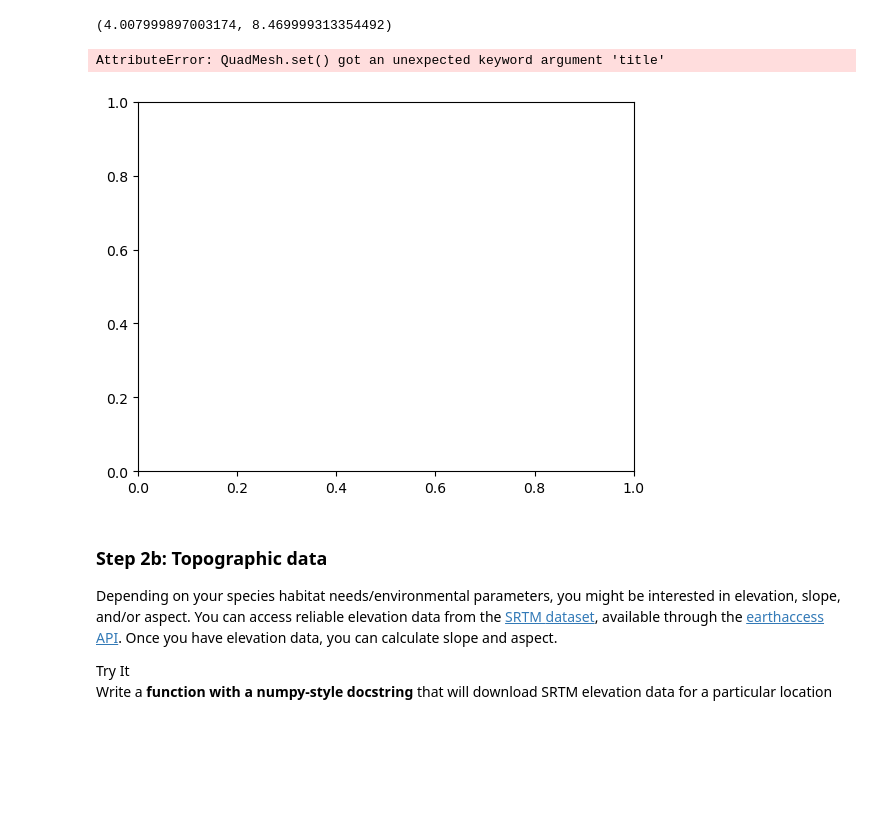
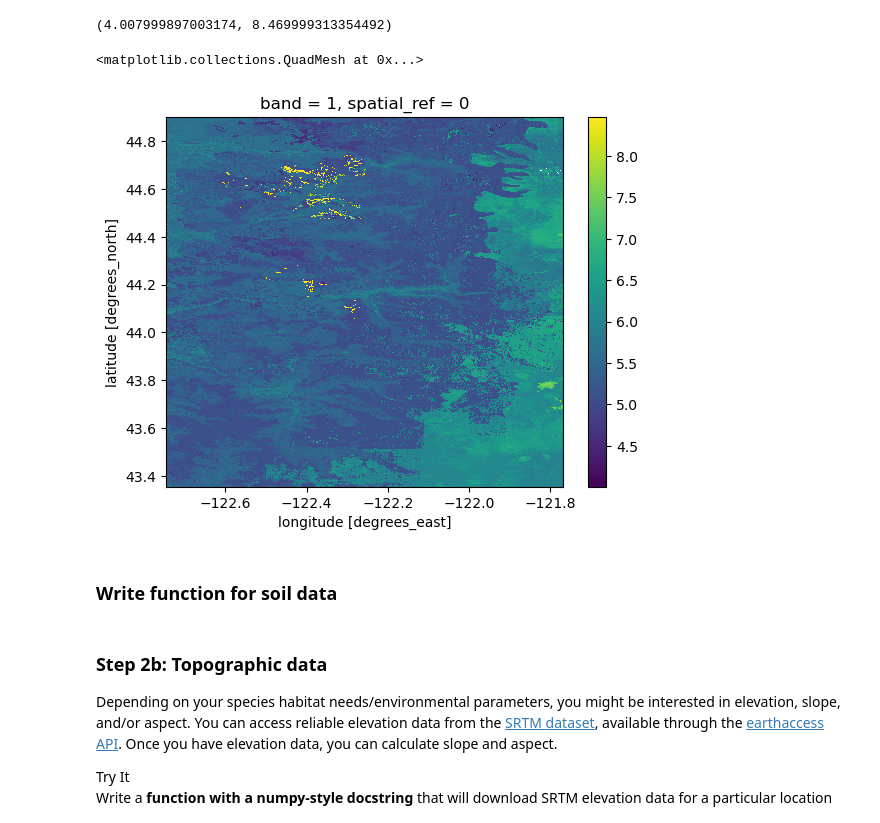
Before and after one commit to earthlab-education/spring-03-habitat-suitability-climate-change-nym-veach, a Jupyter notebook: habitat_suitability.ipynb, the cells around one changed output. Saved outputs shown, nothing was run; the diff lists cells and outputs as text; code cells hidden in the pictures; blank space fills up the shorter version.

Commit message:
working on soil function 1

```diff
--- a/habitat_suitability.ipynb
+++ b/habitat_suitability.ipynb
@@ -640,9 +640,11 @@ float(willamette_ph_da.min()), float(willamette_ph_da.max())
 (4.007999897003174, 8.469999313354492)
 # %%
 # Look at soil plot with no data values removed
-willamette_ph_da.plot(title = "Willamette Soil pH - fixed")
+willamette_ph_da.plot()
 # %% [output]
-AttributeError: QuadMesh.set() got an unexpected keyword argument 'title'
+<matplotlib.collections.QuadMesh at 0x...>
-[figure, old version]
+[figure, new version]
 # %%
 import xarray as xr
+# %% [markdown]
+### Write function for soil data
```
Also changed, not shown: parts of 2 cells of this notebook.
